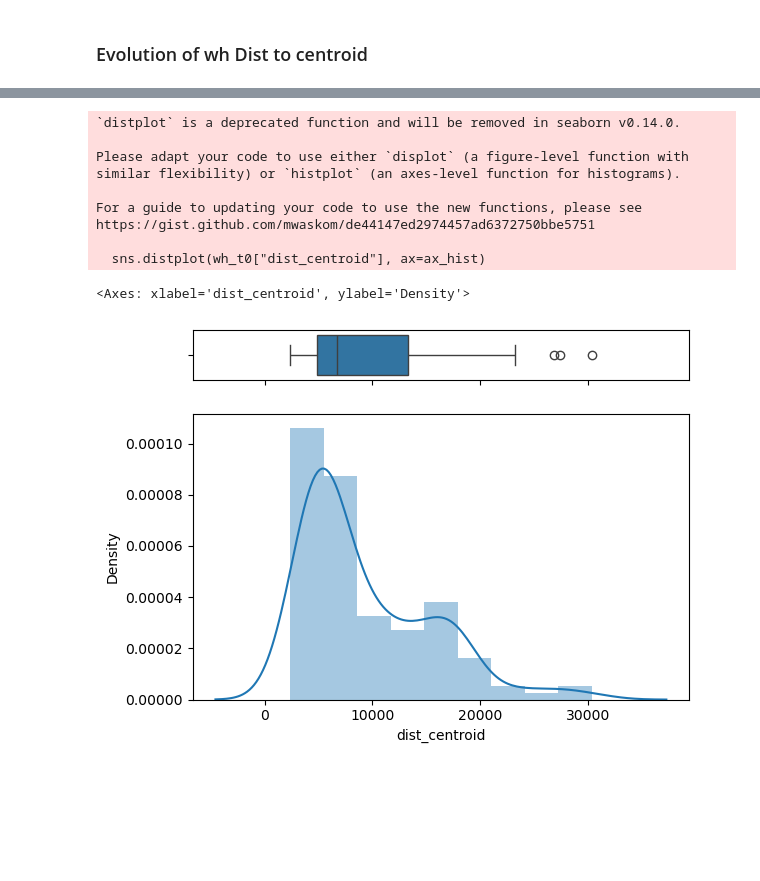
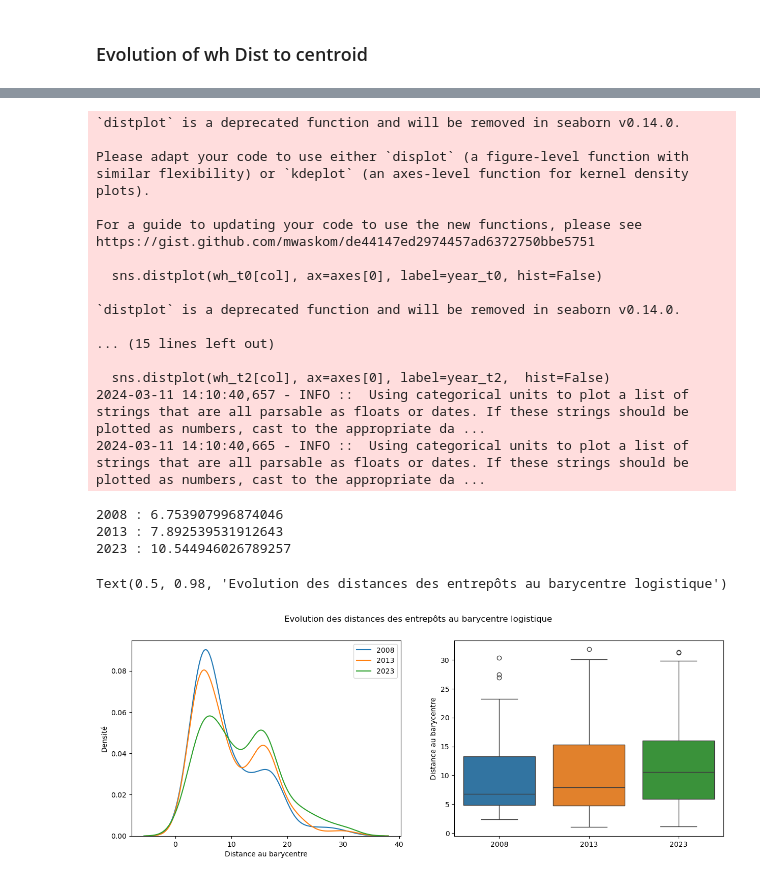
Before and after one commit to brustt/logistics_sprawl, a Jupyter notebook: notebooks/visualization.ipynb, the cells around one changed output, grey strips where cells are left out. Drawn from its saved outputs; the diff is of its cells as text; code cells hidden in the pictures; blank space fills up the shorter version.

```diff
--- a/notebooks/visualization.ipynb
+++ b/notebooks/visualization.ipynb
@@ -97,17 +84,69 @@ sns.boxplot(wh_t0["dist_centroid"],orient="h")
 # %%
-f, (ax_box, ax_hist) = plt.subplots(2, sharex=True, gridspec_kw={"height_ratios": (.15, .85)})
-sns.boxplot(wh_t0["dist_centroid"], orient="h", ax=ax_box)
-sns.distplot(wh_t0["dist_centroid"], ax=ax_hist)
-#ax_box.set(xlabel='')
+fig, axes = plt.subplots(1, 2, figsize=(15, 5))
+
+col = "dist_centroid"
+median_t0 = np.median(wh_t0[col])
+median_t1 = np.median(wh_t1[col])
+median_t2 = np.median(wh_t2[col])
+
+print(f"{year_t0} : {median_t0}")
+print(f"{year_t1} : {median_t1}")
+print(f"{year_t2} : {median_t2}")
+
+
+sns.distplot(wh_t0[col], ax=axes[0], label=year_t0, hist=False)
+sns.distplot(wh_t1[col], ax=axes[0], label=year_t1,  hist=False)
+sns.distplot(wh_t2[col], ax=axes[0], label=year_t2,  hist=False)
+
+axes[0].set_xlabel("Distance au barycentre")
+axes[0].set_ylabel("Densité")
+axes[0].legend()
+# axes[0].axvline(median_t0, ls='--', label="median", color="tab:blue")
+# axes[0].axvline(median_t1, ls='--', color="tab:orange")
+# m, M, r = np.min(ax_hist.get_xticks()), np.min(ax_hist.get_xticks()), np.abs(ax_hist.get_xticks()[0] - ax_hist.get_xticks()[1])
+# n_xticks = np.arange(m, M, r)
+# n_xticks
+df_dist = pd.concat(
+    [
+        wh_t0["dist_centroid"].rename(f"{year_t0}"),
+        wh_t1["dist_centroid"].rename(f"{year_t1}"),
+        wh_t2["dist_centroid"].rename(f"{year_t2}")
+    ], axis=1)
+
+
+sns.boxplot(df_dist, ax=axes[1])
+axes[1].set_ylabel("Distance au barycentre")
+
+fig.suptitle('Evolution des distances des entrepôts au barycentre logistique', fontsize=12)
+
+
+# axes[1].axhline(median_t0, ls='--')
+# axes[1].axhline(median_t1, ls='--')
+
+
+# lines_labels = [ax.get_legend_handles_labels() for ax in fig.axes]
+# lines, labels = [sum(lol, []) for lol in zip(*lines_labels)]
+# fig.legend(lines, labels, loc='center right', prop={'size':12})
 # %% [output]
 `distplot` is a deprecated function and will be removed in seaborn v0.14.0.
 
 Please adapt your code to use either `displot` (a figure-level function with
-similar flexibility) or `histplot` (an axes-level function for histograms).
+similar flexibility) or `kdeplot` (an axes-level function for kernel density plots).
 
 For a guide to updating your code to use the new functions, please see
 https://gist.github.com/mwaskom/de44147ed2974457ad6372750bbe5751
 
-  sns.distplot(wh_t0["dist_centroid"], ax=ax_hist)
+  sns.distplot(wh_t0[col], ax=axes[0], label=year_t0, hist=False)
+
+`distplot` is a deprecated function and will be removed in seaborn v0.14.0.
+
+... (15 lines left out)
+
+  sns.distplot(wh_t2[col], ax=axes[0], label=year_t2,  hist=False)
+2024-03-11 14:10:40,657 - INFO ::  Using categorical units to plot a list of strings that are all parsable as floats or dates. If these strings should be plotted as numbers, cast to the appropriate da ...
+2024-03-11 14:10:40,665 - INFO ::  Using categorical units to plot a list of strings that are all parsable as floats or dates. If these strings should be plotted as numbers, cast to the appropriate da ...
-<Axes: xlabel='dist_centroid', ylabel='Density'>
+2008 : 6.753907996874046
+2013 : 7.892539531912643
+2023 : 10.544946026789257
+Text(0.5, 0.98, 'Evolution des distances des entrepôts au barycentre logistique')
-[figure, old version]
+[figure, new version]
```
Also changed, not shown: parts of 46 cells of this notebook, 8 other files.
